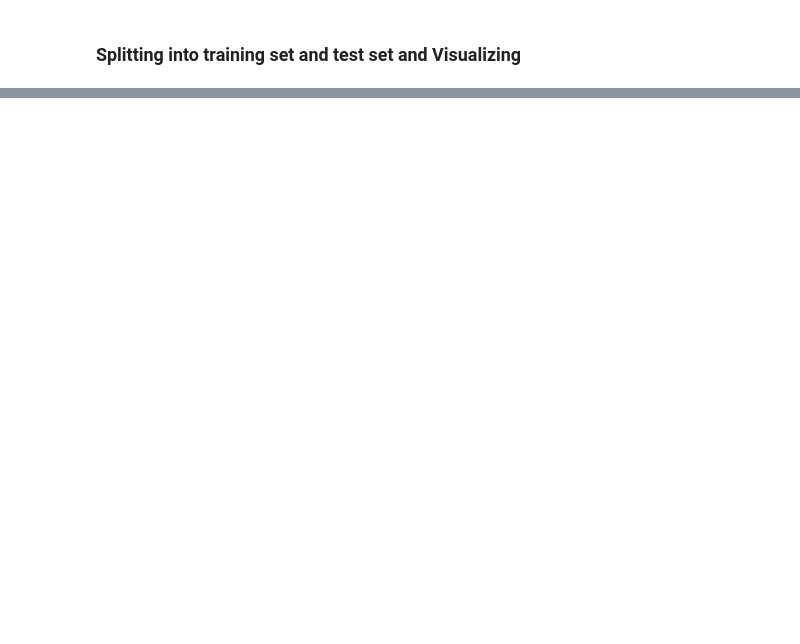
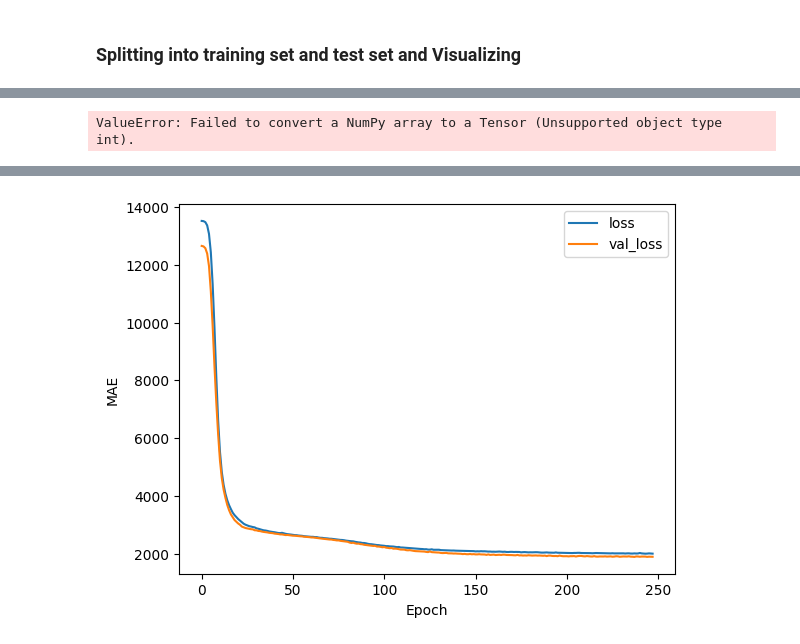
Before and after one commit to Prajwal-ak-0/AI, a Jupyter notebook: 1_Neural_network_regression.ipynb, the cells around one changed output, grey strips where cells are left out. Saved outputs shown, nothing was run; the diff lists cells and outputs as text; code cells hidden in the pictures; blank space fills up the shorter version.

Commit message:
Started with Insurance dataset.

```diff
--- a/1_Neural_network_regression.ipynb
+++ b/1_Neural_network_regression.ipynb
@@ -195,0 +298,79 @@ model.evaluate(X_test, y_test), tf.metrics.mean_absolute_error(y_true=y_test, y_
+# %%
+tf.random.set_seed(42)
+
+insurance_model = tf.keras.Sequential([
+    tf.keras.layers.Dense(1),
+    tf.keras.layers.Dense(1)
+])
+
+insurance_model.compile(loss=tf.keras.losses.mae, optimizer=tf.keras.optimizers.SGD(), metrics=['mae'])
+
+insurance_model.fit(X_train, y_train, epochs=100)
+# %% [output]
+ValueError: Failed to convert a NumPy array to a Tensor (Unsupported object type int).
+# %%
+import tensorflow as tf
+import pandas as pd
+import matplotlib.pyplot as plt
+from sklearn.model_selection import train_test_split
+from sklearn.preprocessing import StandardScaler
+
+# Load dataset
+insurance_dataset = pd.read_csv('https://raw.githubusercontent.com/stedy/Machine-Learning-with-R-datasets/master/insurance.csv')
+
+# One hot encode the categorical features
+one_hot_encoded_insurance = pd.get_dummies(insurance_dataset)
+
+# Split features and target variable
+X = one_hot_encoded_insurance.drop("charges", axis=1)
+y = one_hot_encoded_insurance["charges"]
+
+# Split the data into training and testing sets
+X_train, X_test, y_train, y_test = train_test_split(X, y, test_size=0.2, random_state=42)
+
+# Normalize the data
+scaler = StandardScaler()
+X_train = scaler.fit_transform(X_train)
+X_test = scaler.transform(X_test)
+
+# Convert the data to float32
+X_train = X_train.astype('float32')
+X_test = X_test.astype('float32')
+y_train = y_train.astype('float32')
+y_test = y_test.astype('float32')
+
+tf.random.set_seed(42)
+
+# Build the model
+insurance_model = tf.keras.Sequential([
+    tf.keras.layers.Dense(64, activation='relu', input_shape=[X_train.shape[1]]),
+    tf.keras.layers.Dense(64, activation='relu'),
+    tf.keras.layers.Dense(32, activation='relu'),
+    tf.keras.layers.Dense(1)
+])
+
+# Compile the model
+insurance_model.compile(loss='mae',
+                        optimizer=tf.keras.optimizers.Adam(),
+                        metrics=['mae'])
+
+# Early stopping
+early_stopping = tf.keras.callbacks.EarlyStopping(monitor='val_loss', patience=10)
+
+# Train the model
+history = insurance_model.fit(X_train, y_train, epochs=1000,
+                              validation_split=0.2,
+                              callbacks=[early_stopping])
+
+# Evaluate the model on the test set
+test_loss, test_mae = insurance_model.evaluate(X_test, y_test)
+print(f'Test MAE: {test_mae}')
+
+# Plot the learning curves
+plt.plot(history.history['loss'], label='loss')
+plt.plot(history.history['val_loss'], label='val_loss')
+plt.xlabel('Epoch')
+plt.ylabel('MAE')
+plt.legend()
+plt.show()
+# %% [output]
@@ -195,0 +394 @@ model.evaluate(X_test, y_test), tf.metrics.mean_absolute_error(y_true=y_test, y_
+[figure, added]
```
Also changed, not shown: parts of 25 cells of this notebook.
